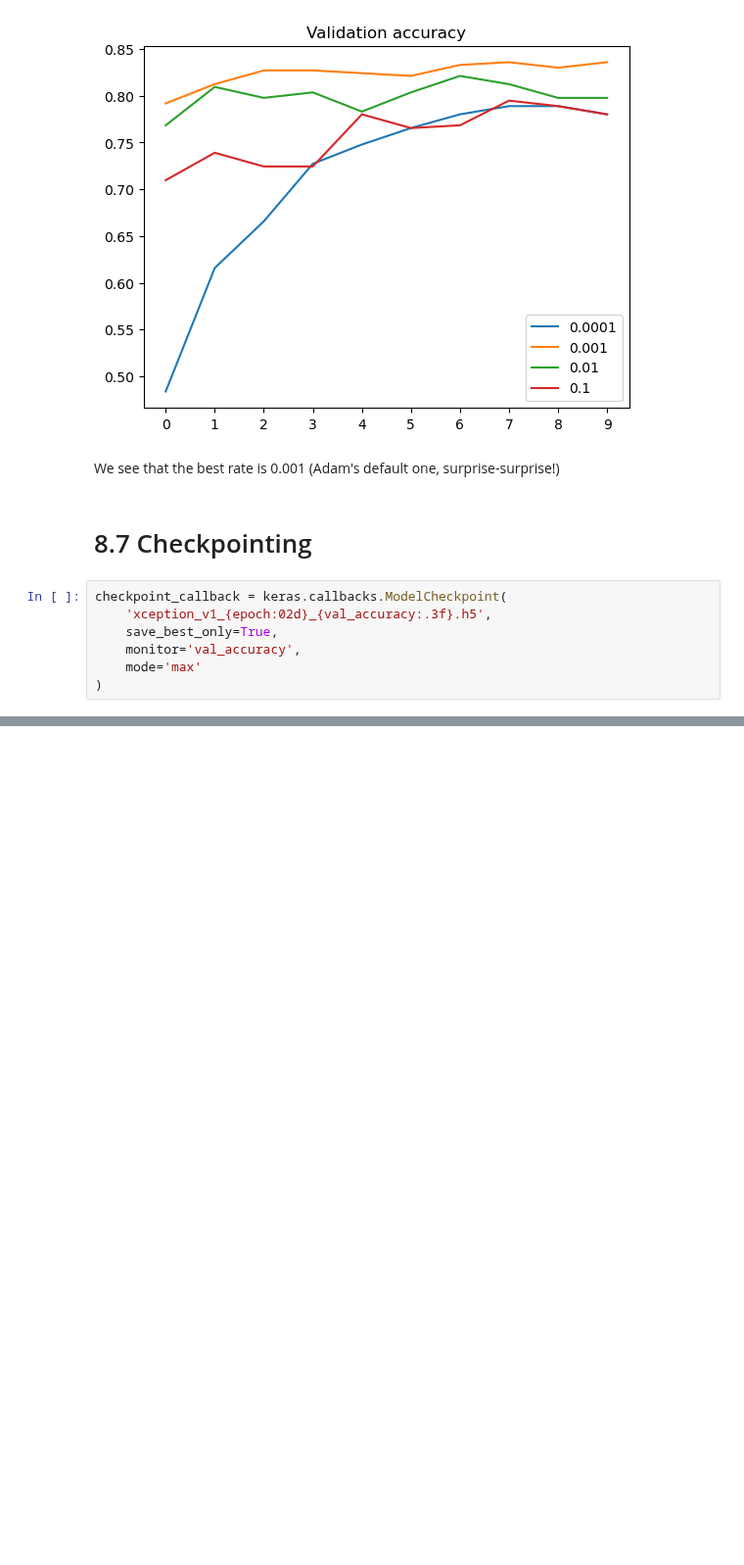
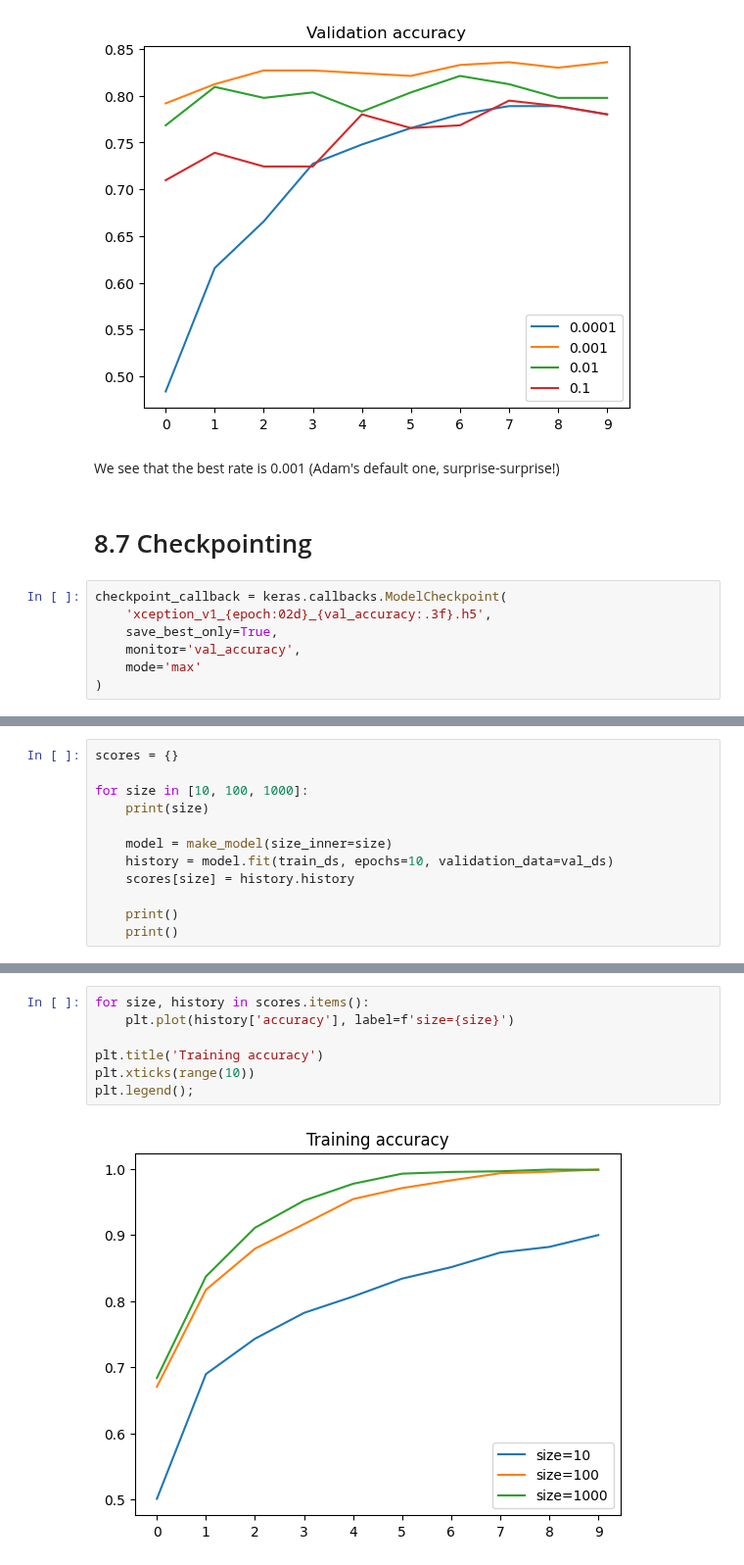
Before and after one commit to aaalexlit/machine-learning-zoomcamp-alex, a Jupyter notebook: 08-deep-learning/ml-zoomcamp-clothing-classification.ipynb, the cells around one changed output, grey strips where cells are left out. Shown at 98% size. Saved outputs shown, nothing was run; the diff lists cells and outputs as text; blank space fills up the shorter version.

```diff
--- a/08-deep-learning/ml-zoomcamp-clothing-classification.ipynb
+++ b/08-deep-learning/ml-zoomcamp-clothing-classification.ipynb
@@ -428,0 +467,12 @@ Epoch 10/10
+# %%
+scores = {}
+
+for size in [10, 100, 1000]:
+    print(size)
+
+    model = make_model(size_inner=size)
+    history = model.fit(train_ds, epochs=10, validation_data=val_ds)
+    scores[size] = history.history
+
+    print()
+    print()
@@ -428,0 +497,9 @@ Epoch 10/10
+# %%
+for size, history in scores.items():
+    plt.plot(history['accuracy'], label=f'size={size}')
+
+plt.title('Training accuracy')
+plt.xticks(range(10))
+plt.legend();
+# %% [output]
+[figure, added]
```
Also changed, not shown: parts of 4 cells of this notebook.
